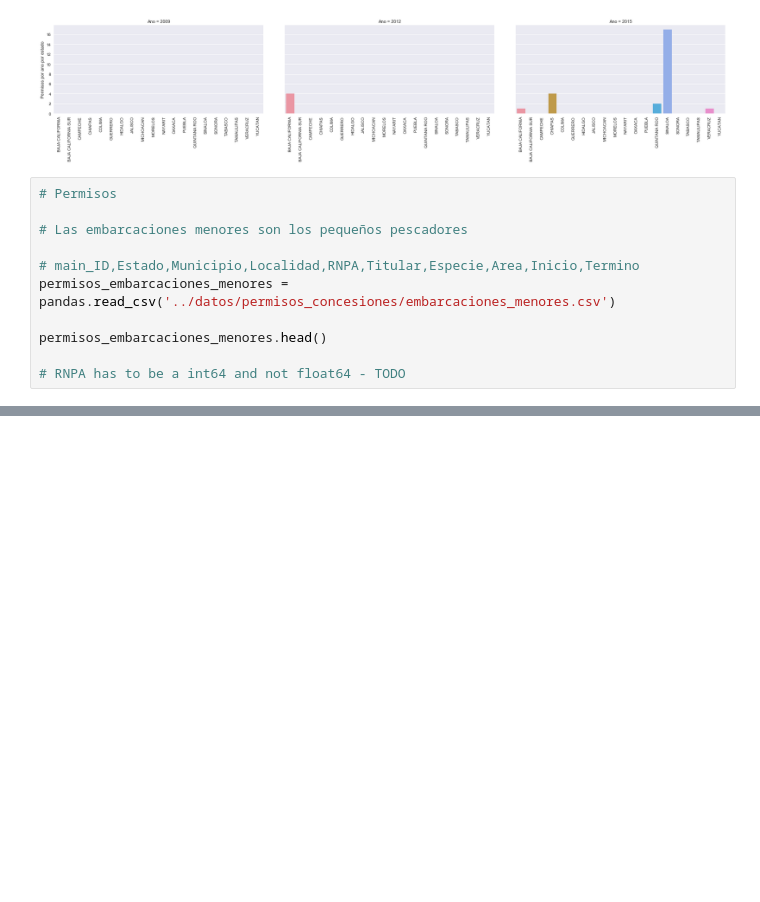
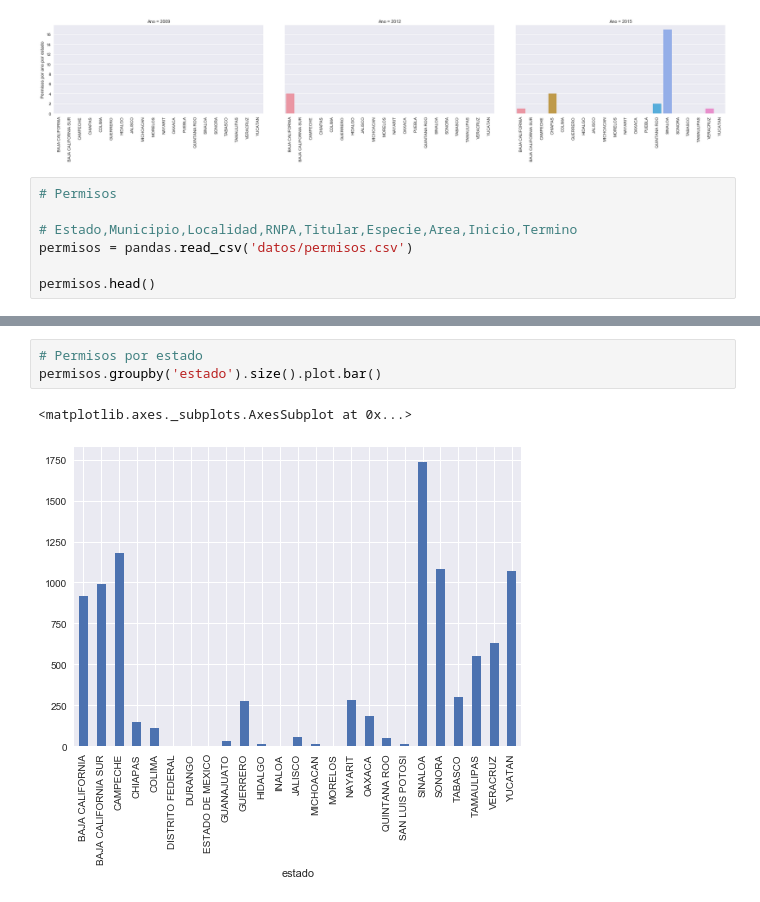
Before and after one commit to pescandodatos/analisis, a Jupyter notebook: Beneficio_Social.ipynb, the cells around one changed output, grey strips where cells are left out. Drawn from its saved outputs; the diff is of its cells as text; blank space fills up the shorter version.

```diff
--- a/Beneficio_Social.ipynb
+++ b/Beneficio_Social.ipynb
@@ -78,12 +141,8 @@ g2 = sns.factorplot(x="Entidad", y="Concesiones", col="Ano", data=permisos_conce
 # %%
 # Permisos
 
-# Las embarcaciones menores son los pequeños pescadores
+# Estado,Municipio,Localidad,RNPA,Titular,Especie,Area,Inicio,Termino
+permisos = pandas.read_csv('datos/permisos.csv')
 
-# main_ID,Estado,Municipio,Localidad,RNPA,Titular,Especie,Area,Inicio,Termino
-permisos_embarcaciones_menores = pandas.read_csv('../datos/permisos_concesiones/embarcaciones_menores.csv')
-
-permisos_embarcaciones_menores.head()
-
-# RNPA has to be a int64 and not float64 - TODO
+permisos.head()
 # %% [output]
@@ -167,0 +155,6 @@ bp.head()
+# %%
+# Permisos por estado
+permisos.groupby('estado').size().plot.bar()
+# %% [output]
+<matplotlib.axes._subplots.AxesSubplot at 0x...>
+[figure, added]
```
Also changed, not shown: parts of 30 cells of this notebook, 4 other files.
